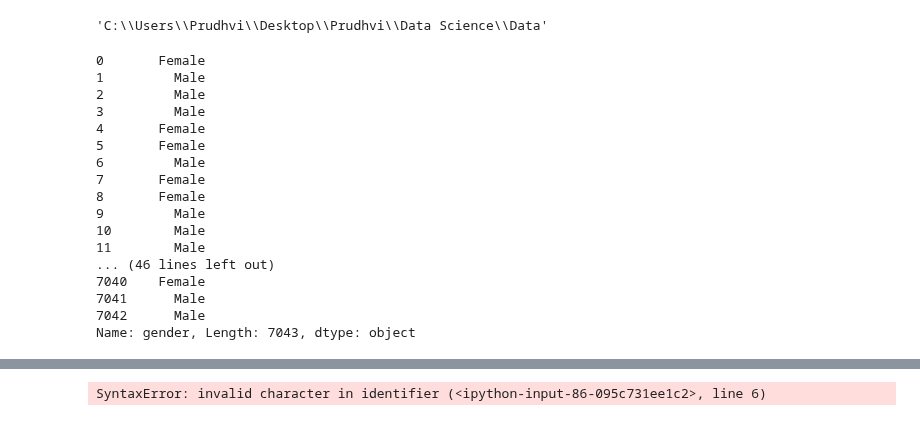
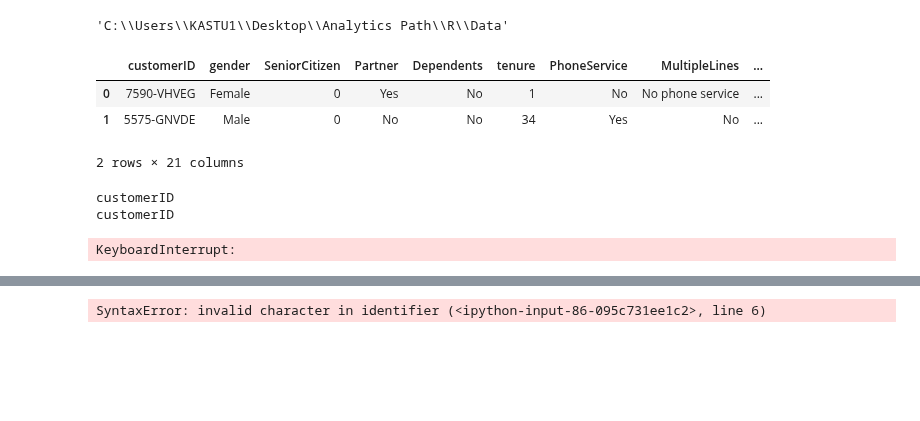
Before and after one commit to nov012017/Code, a Jupyter notebook: Python/Kaggle/TELCO/Telco_Python_DecisionTree.ipynb, the cells around one changed output, grey strips where cells are left out. Saved outputs shown, nothing was run; the diff lists cells and outputs as text; code cells hidden in the pictures; blank space fills up the shorter version.

```diff
--- a/Python/Kaggle/TELCO/Telco_Python_DecisionTree.ipynb
+++ b/Python/Kaggle/TELCO/Telco_Python_DecisionTree.ipynb
@@ -13,10 +13,17 @@ import scipy.stats as stats
 import seaborn as sns
 
 %pwd
-os.chdir('C:\\Users\\Prudhvi\\Desktop\\Prudhvi\\Data Science\\Data')
-#os.chdir('C:\\Users\\KASTU1\\Desktop\\Analytics Path\\R\\Data')
+#os.chdir('C:\\Users\\Prudhvi\\Desktop\\Prudhvi\\Data Science\\Data')
+os.chdir('C:\\Users\\KASTU1\\Desktop\\Analytics Path\\R\\Data')
 %pwd
 # %% [output]
-'C:\\Users\\Prudhvi\\Desktop\\Prudhvi\\Data Science\\Data'
+'C:\\Users\\KASTU1\\Desktop\\Analytics Path\\R\\Data'
 # %%
-churn=pd.read_csv("Teleco_Cust_Attr.csv")
+churn=pd.read_csv("Teleco_Cust_Attr (1).csv",sep=',')
+# %%
+churn.head(2)
+# %% [output]
+|  | customerID | gender | SeniorCitizen | Partner | Dependents | tenure | PhoneService | MultipleLines | ... |
+| 0 | 7590-VHVEG | Female | 0 | Yes | No | 1 | No | No phone service | ... |
+| 1 | 5575-GNVDE | Male | 0 | No | No | 34 | Yes | No | ... |
+2 rows × 21 columns
@@ -23,3 +42,28 @@ churn=pd.read_csv("Teleco_Cust_Attr.csv")
+# %%
+for i in churn.columns:
+    print(i)
+    if(churn[i].dtype.name=="object"):
+        %matplotlib inline
+        print(i)
+        pd.crosstab(churn.Churn,churn[i]).plot(kind='bar')
+        plt.title('Churn Frequency for gender Title')
+        plt.xlabel('Churn')
+        plt.ylabel('Frequemcy of {}'.format(i))
+        plt.show()
+        #plt.savefig('gender_Freq_Graph')
+        #my_tab = pd.crosstab(index=churn["Churn"],columns="count")      # Name the count column
+        #print(my_tab)
+        # Table of survival vs. sex Table o
+        survived_sex = pd.crosstab(index=churn["Churn"], columns=churn[i],margins=True)
+        #survived_class.columns = ["class1","class2","class3","rowtotal"]
+        #survived_sex.index= ["Yes","No"]
+        print(survived_sex)
+
+#survived_sex
+# %% [output]
+customerID
+customerID
+KeyboardInterrupt:
 # %%
 ## Dropping few columns
 churn.drop("customerID", axis = 1, inplace=True)
@@ -29,20 +71,0 @@ churn["SeniorCitizen"]=churn["SeniorCitizen"].astype(object)
-# %%
-churn['gender']
-# %% [output]
-0       Female
-1         Male
-2         Male
-3         Male
-4       Female
-5       Female
-6         Male
-7       Female
-8       Female
-9         Male
-10        Male
-11        Male
-... (46 lines left out)
-7040    Female
-7041      Male
-7042      Male
-Name: gender, Length: 7043, dtype: object
```
Also changed, not shown: parts of 25 cells of this notebook, 1 other file.
